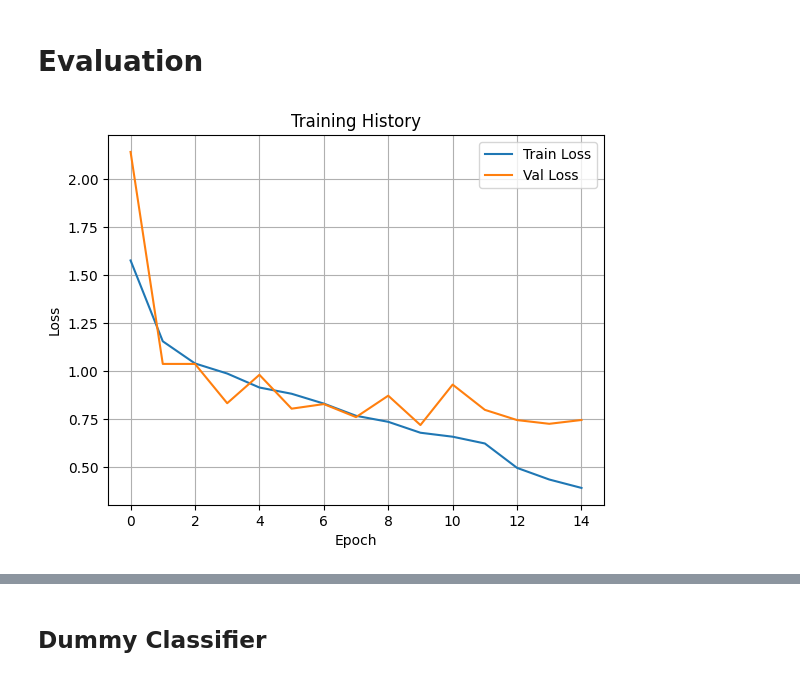
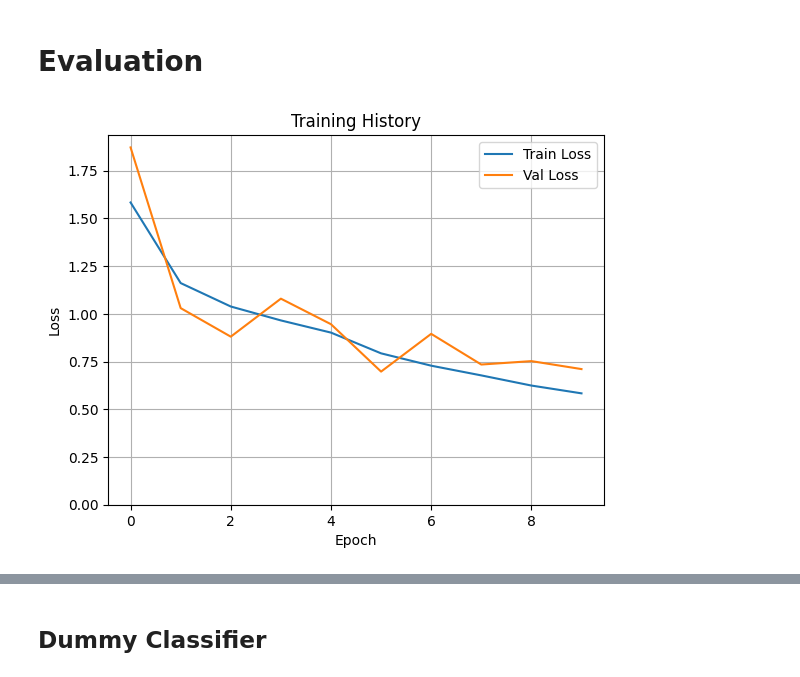
Before and after one commit to jasinwi22034/FaceClassification, a Jupyter notebook: faceclassification.ipynb, the cells around one changed output, grey strips where cells are left out. Saved outputs shown, nothing was run; the diff lists cells and outputs as text; code cells hidden in the pictures.

```diff
--- a/faceclassification.ipynb
+++ b/faceclassification.ipynb
@@ -336,10 +356,11 @@ Model: "functional_2"
  Trainable params: 1,274,309 (4.86 MB)
  Non-trainable params: 448 (1.75 KB)
 # %%
+
 history = model.fit(
     X_train, y_train,
     validation_data=(X_test, y_test),
-    epochs=15,
+    epochs=10,
     batch_size=64,
     class_weight=class_weight_dict,
     callbacks=[early_stop_test, lr_scheduler]
@@ -350,7 +371,7 @@ history = model.fit(
     train_generator,
     steps_per_epoch=len(X_train) // 64,
     validation_data=(X_test, y_test),
-    epochs=15,
+    epochs=10,
     class_weight=class_weight_dict,
     callbacks=[early_stop_test, lr_scheduler]
 )"""
@@ -450,0 +545,13 @@ print(best_hyperparams.values)
+# %%
+
+# Modell bauen
+model = build_model_from_values(best_hyperparams_values)
+
+# Modell trainieren mit History-Tracking
+history = model.fit(
+    X_train, y_train,
+    validation_data=(X_test, y_test),
+    epochs=10,
+    batch_size=64,
+    callbacks=[tf.keras.callbacks.EarlyStopping(patience=3)]
+)
@@ -453,14 +579,15 @@ print(best_hyperparams.values)
 # %%
 import matplotlib.pyplot as plt
 
 plt.plot(history.history['loss'], label='Train Loss')
 plt.plot(history.history['val_loss'], label='Val Loss')
 plt.xlabel('Epoch')
 plt.ylabel('Loss')
 plt.title('Training History')
+plt.ylim(bottom=0.0)  # y-Achse beginnt bei 0.0
 plt.legend()
 plt.grid(True)
 plt.savefig("training_history.png")
 plt.show()
 # %% [output]
-[figure, old version]
+[figure, new version]
```
Also changed, not shown: parts of 21 cells of this notebook.
